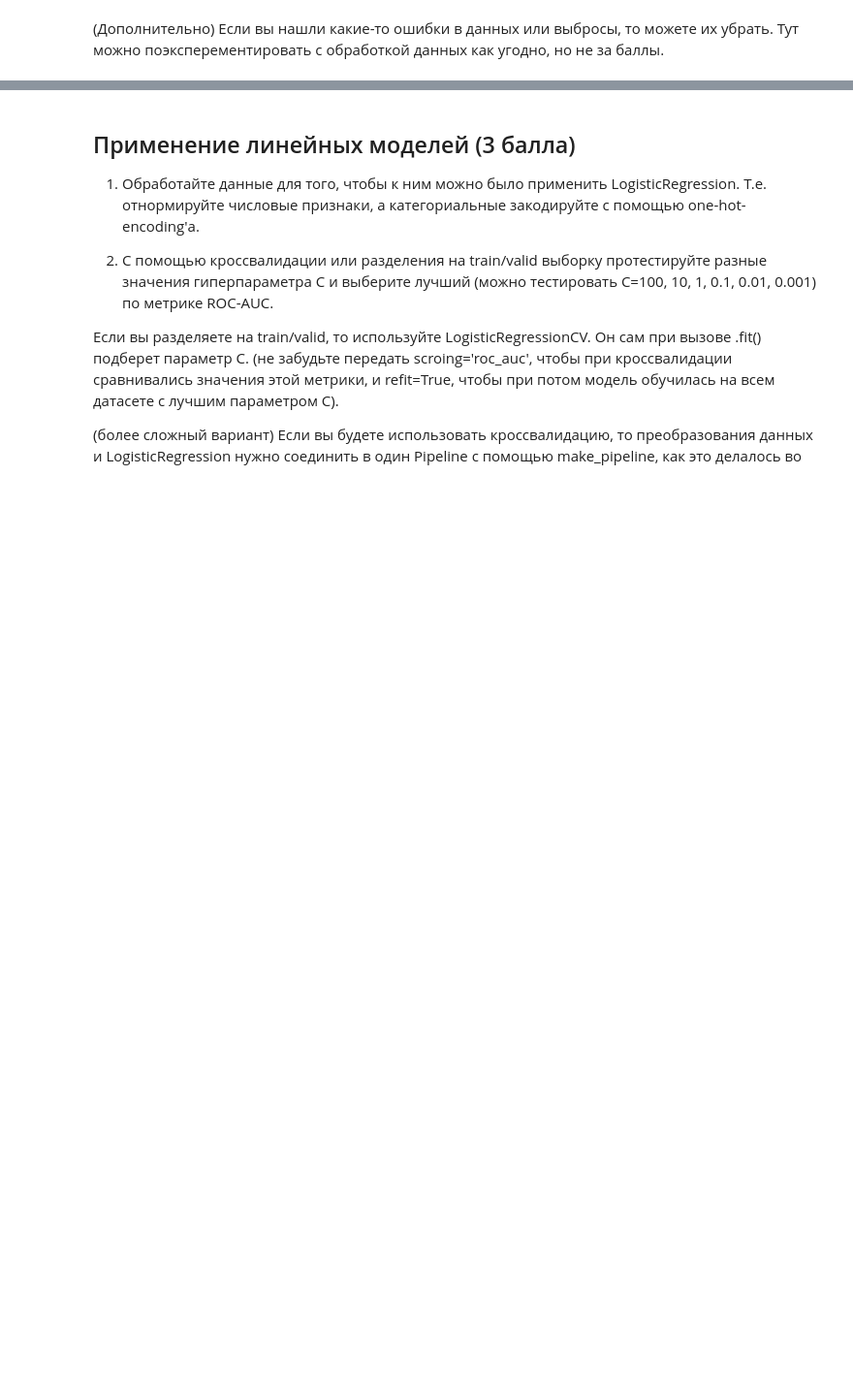
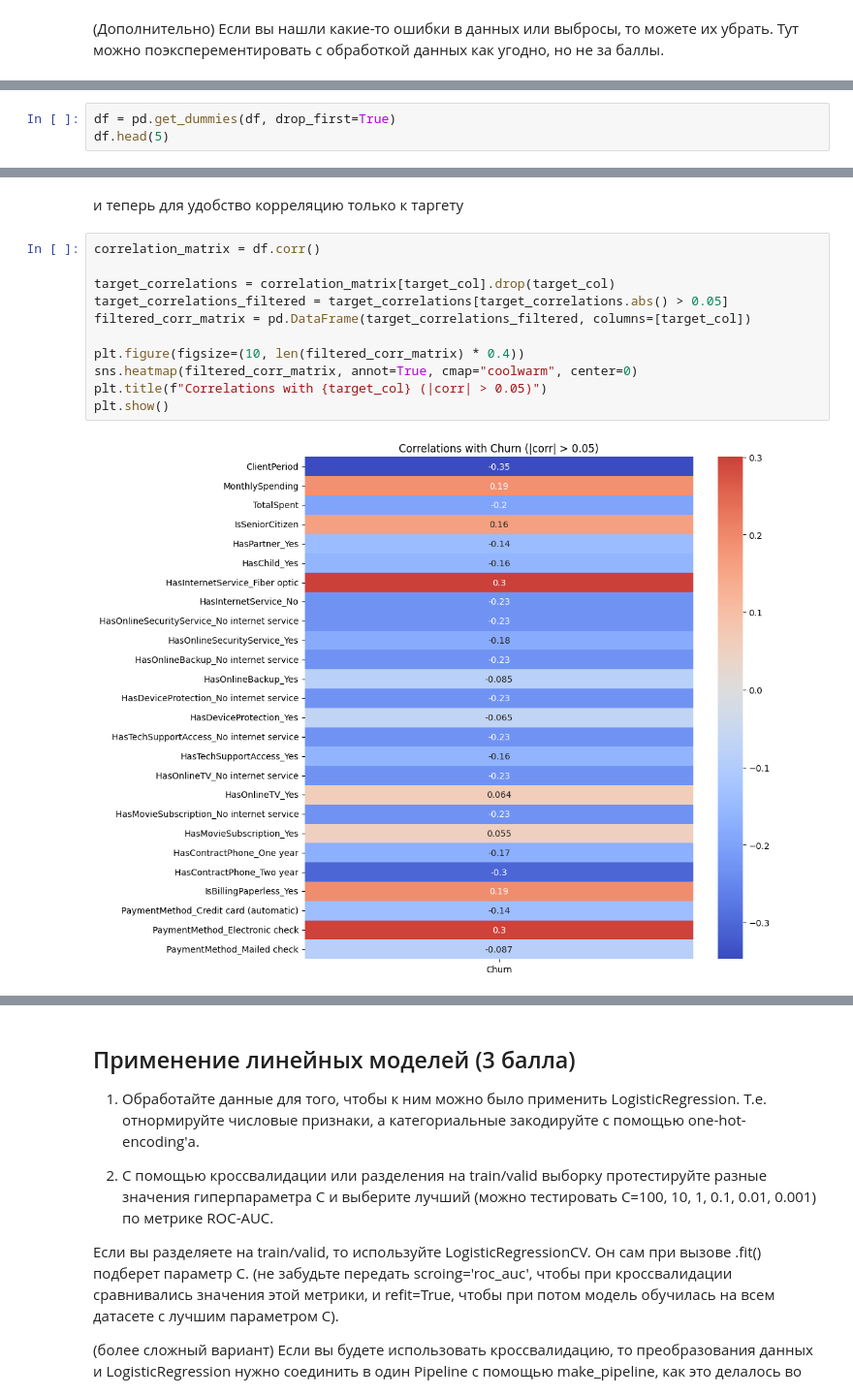
Before and after one commit to Zea-Zee/DLS-labs, a Jupyter notebook: DLS-sem-1/HW-3-kaggle-churn-prediction/hw_kaggle.ipynb, the cells around one changed output, grey strips where cells are left out. Shown at 97% size. Saved outputs shown, nothing was run; the diff lists cells and outputs as text; blank space fills up the shorter version.

```diff
--- a/DLS-sem-1/HW-3-kaggle-churn-prediction/hw_kaggle.ipynb
+++ b/DLS-sem-1/HW-3-kaggle-churn-prediction/hw_kaggle.ipynb
@@ -148,0 +248,3 @@ target_col = 'Churn'
+# %%
+df = pd.get_dummies(df, drop_first=True)
+df.head(5)
@@ -148,0 +274,15 @@ target_col = 'Churn'
+# %% [markdown]
+и теперь для удобство корреляцию только к таргету
+# %%
+correlation_matrix = df.corr()
+
+target_correlations = correlation_matrix[target_col].drop(target_col)
+target_correlations_filtered = target_correlations[target_correlations.abs() > 0.05]
+filtered_corr_matrix = pd.DataFrame(target_correlations_filtered, columns=[target_col])
+
+plt.figure(figsize=(10, len(filtered_corr_matrix) * 0.4))
+sns.heatmap(filtered_corr_matrix, annot=True, cmap="coolwarm", center=0)
+plt.title(f"Correlations with {target_col} (|corr| > 0.05)")
+plt.show()
+# %% [output]
+[figure, added]
```
Also changed, not shown: parts of 31 cells of this notebook, 40 other files.
